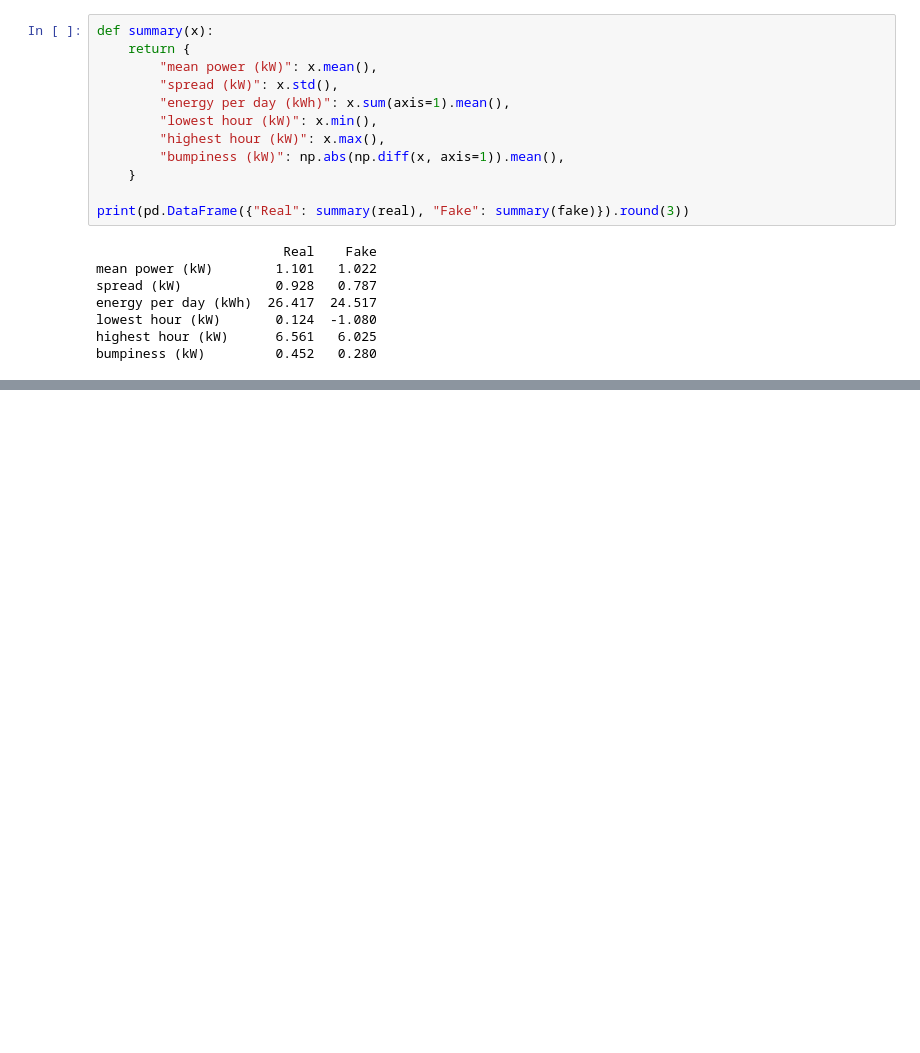
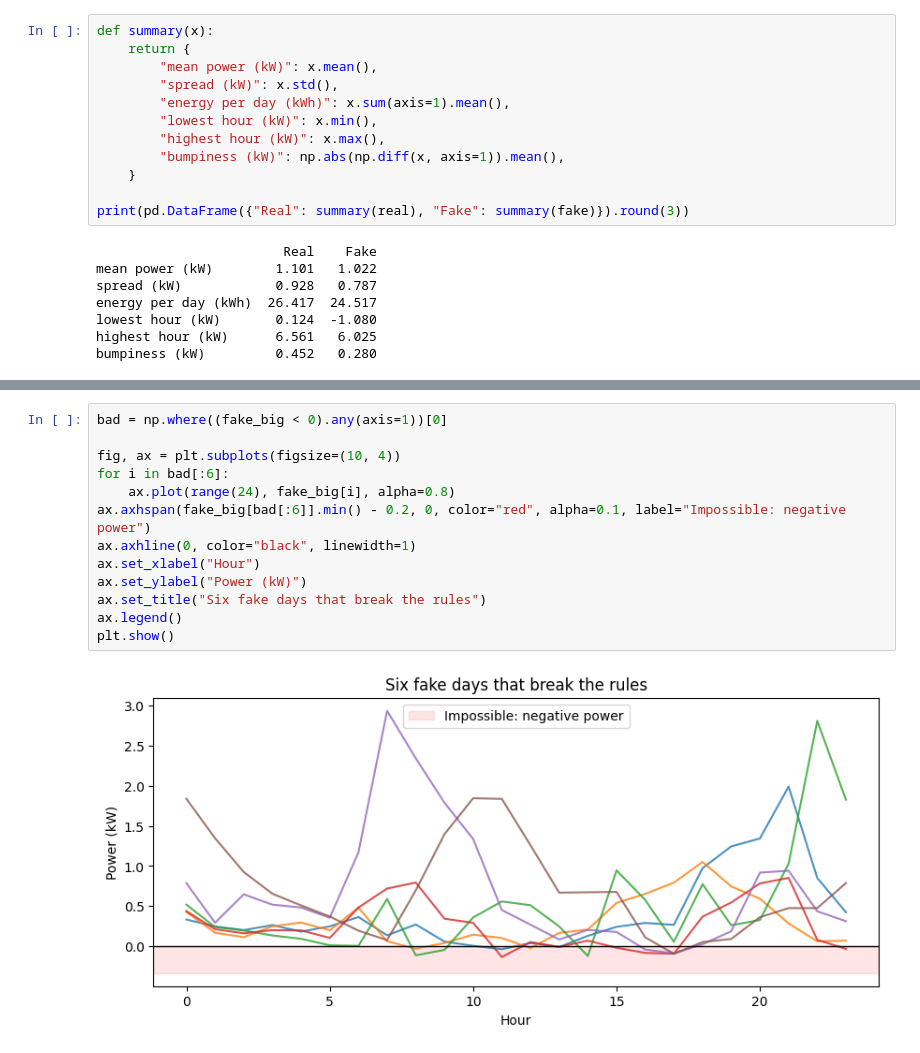
Before and after one commit to zakixahmed/household-vae, a Jupyter notebook: 02_vae.ipynb, the cells around one changed output, grey strips where cells are left out. Saved outputs shown, nothing was run; the diff lists cells and outputs as text; blank space fills up the shorter version.

```diff
--- a/02_vae.ipynb
+++ b/02_vae.ipynb
@@ -255,0 +295,15 @@ bumpiness (kW)         0.452   0.280
+# %%
+bad = np.where((fake_big < 0).any(axis=1))[0]
+
+fig, ax = plt.subplots(figsize=(10, 4))
+for i in bad[:6]:
+    ax.plot(range(24), fake_big[i], alpha=0.8)
+ax.axhspan(fake_big[bad[:6]].min() - 0.2, 0, color="red", alpha=0.1, label="Impossible: negative power")
+ax.axhline(0, color="black", linewidth=1)
+ax.set_xlabel("Hour")
+ax.set_ylabel("Power (kW)")
+ax.set_title("Six fake days that break the rules")
+ax.legend()
+plt.show()
+# %% [output]
+[figure, added]
```
Also changed, not shown: parts of 2 cells of this notebook.
